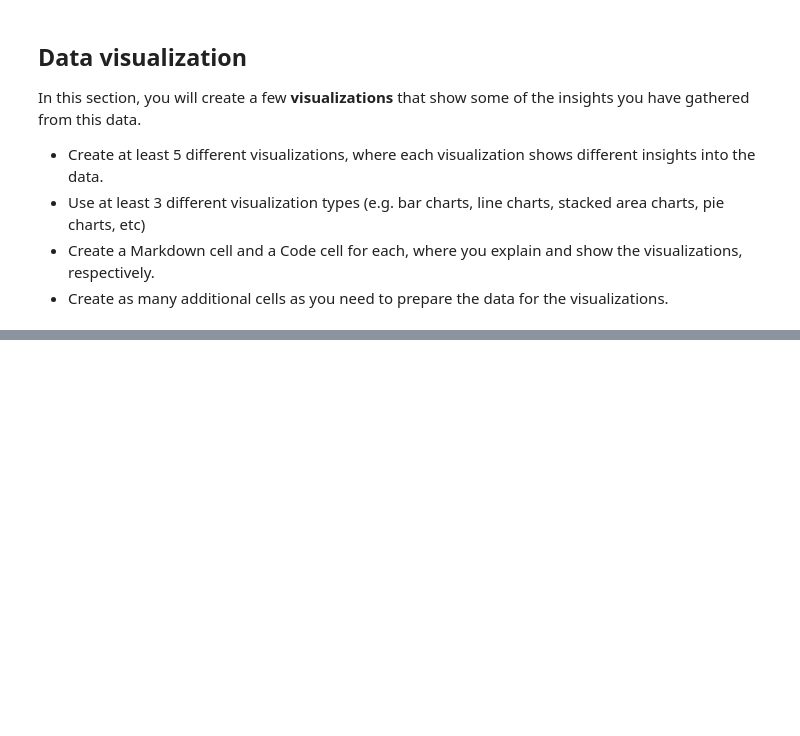
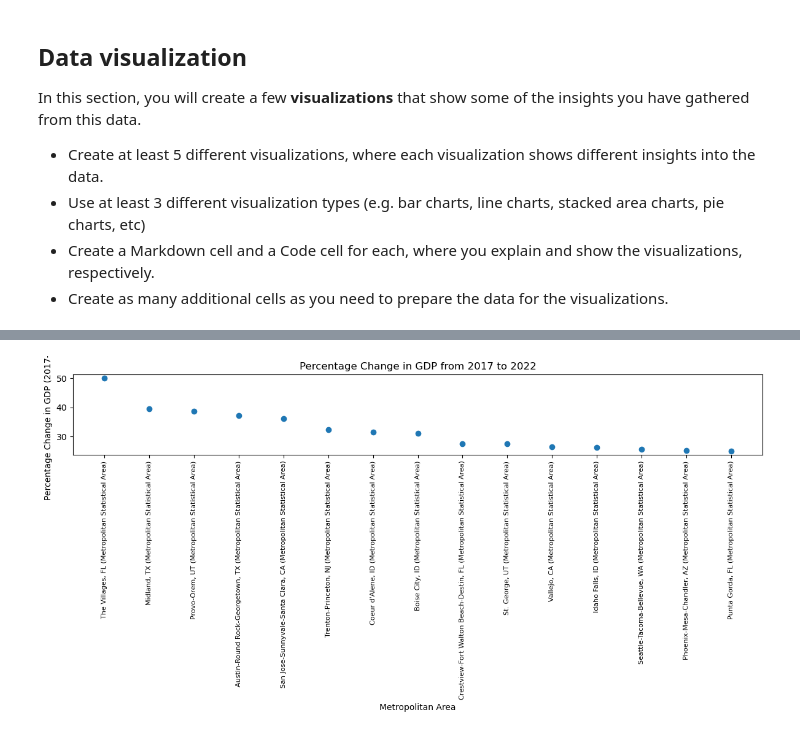
Before and after one commit to dbdesign-students-spring2024/8-pandas-exploration-VideoStorms, a Jupyter notebook: analysis.ipynb, the cells around one changed output, grey strips where cells are left out. Saved outputs shown, nothing was run; the diff lists cells and outputs as text; code cells hidden in the pictures; blank space fills up the shorter version.

```diff
--- a/analysis.ipynb
+++ b/analysis.ipynb
@@ -296,0 +319,20 @@ KeyError: 'United States (Metropolitan Portion)'
+# %%
+df['GDP_Change_Percentage'] = ((df["2022"] - df["2017"]) / df["2017"]) * 100
+
+# Sorting the dataframe by GDP percentage change and taking the top 15
+top15_df = df.sort_values('GDP_Change_Percentage', ascending=False).head(15)
+
+# Plotting
+plt.figure(figsize=(12, 6))
+
+plt.scatter(top15_df["GeoName"], top15_df["GDP_Change_Percentage"])
+
+plt.xticks(rotation=90, fontsize=8)
+plt.xlabel("Metropolitan Area")
+plt.ylabel("Percentage Change in GDP (2017-2022)")
+plt.title("Percentage Change in GDP from 2017 to 2022")
+plt.tight_layout()
+
+plt.show()
+# %% [output]
+[figure, added]
```
Also changed, not shown: parts of 22 cells of this notebook, 1 other file.
